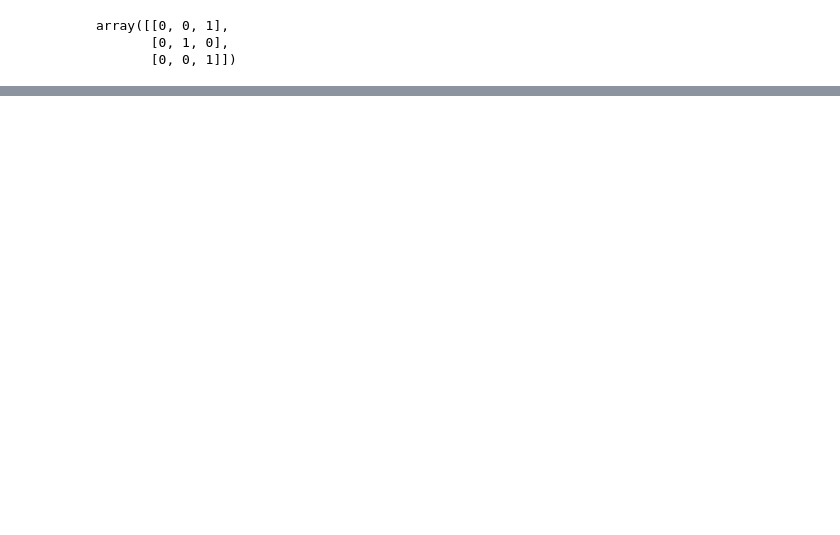
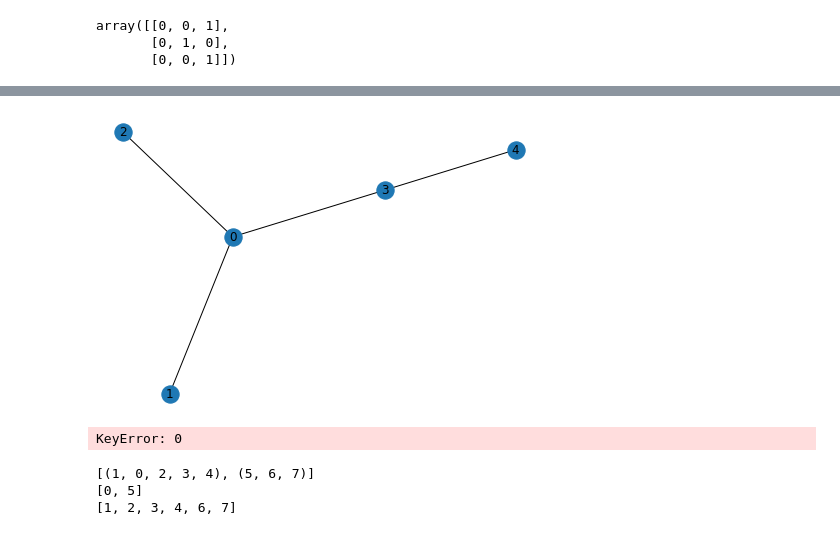
Before and after one commit to ntampellini/TSCoDe, a Jupyter notebook: Obsolete (backup purposes)/numpy_tests.ipynb, the cells around one changed output, grey strips where cells are left out. Saved outputs shown, nothing was run; the diff lists cells and outputs as text; code cells hidden in the pictures; blank space fills up the shorter version.

```diff
--- a/Obsolete (backup purposes)/numpy_tests.ipynb
+++ b/Obsolete (backup purposes)/numpy_tests.ipynb
@@ -131,0 +456,42 @@ array([[0, 0, 1],
+# %%
+subgraphs = [g.subgraph(c) for c in nx.connected_components(g)]
+for graph in subgraphs:
+    nx.draw(graph, labels={i:i for i in range(len(graph.nodes))})
+    plt.show()
+# %% [output]
+[figure, added]
+KeyError: 0
+# %%
+edges = [(1,0),(2,0),(0,3),(3,4),(5,6),(6,7)]
+energies = [np.random.rand() for _ in set(np.array(edges).ravel())]
+energies = [_ for _ in set(np.array(edges).ravel())]
+g = nx.Graph(edges)
+subgraphs = [g.subgraph(c) for c in nx.connected_components(g)]
+groups = [tuple(graph.nodes) for graph in subgraphs]
+
+def en(tup):
+    ens = [energies[t] for t in tup]
+    return tup[ens.index(min(ens))]
+
+best_of_cluster = [en(group) for group in groups]
+print(best_of_cluster)
+
+rejects_sets = [set(a) - {b} for a, b in zip(groups, best_of_cluster)]
+
+rejects = []
+def flatten(seq):
+    for s in seq:
+        if type(s) in (tuple, list, set):
+            flatten(s)
+        else:
+            rejects.append(s)
+
+flatten(rejects_sets)
+
+mask = [True for _ in range(len(structures))]
+for i in rejects:
+    mask[i] = False
+# %% [output]
+[(1, 0, 2, 3, 4), (5, 6, 7)]
+[0, 5]
+[1, 2, 3, 4, 6, 7]
```
Also changed, not shown: parts of 15 cells of this notebook, 56 other files.
